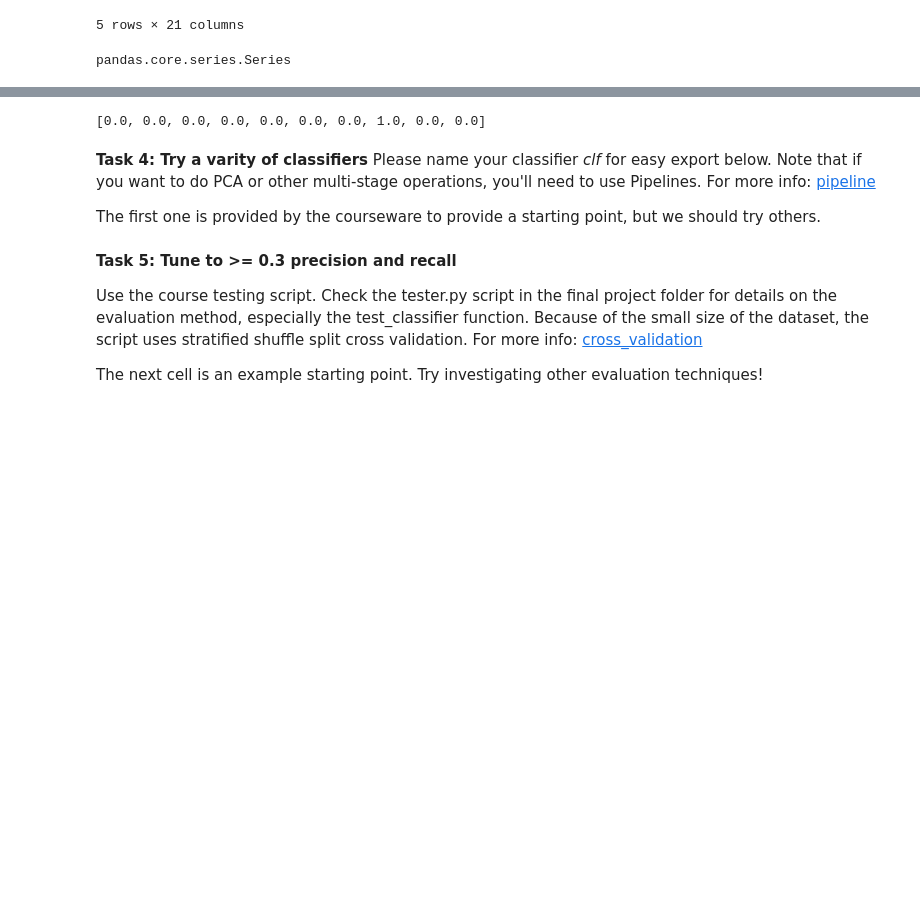
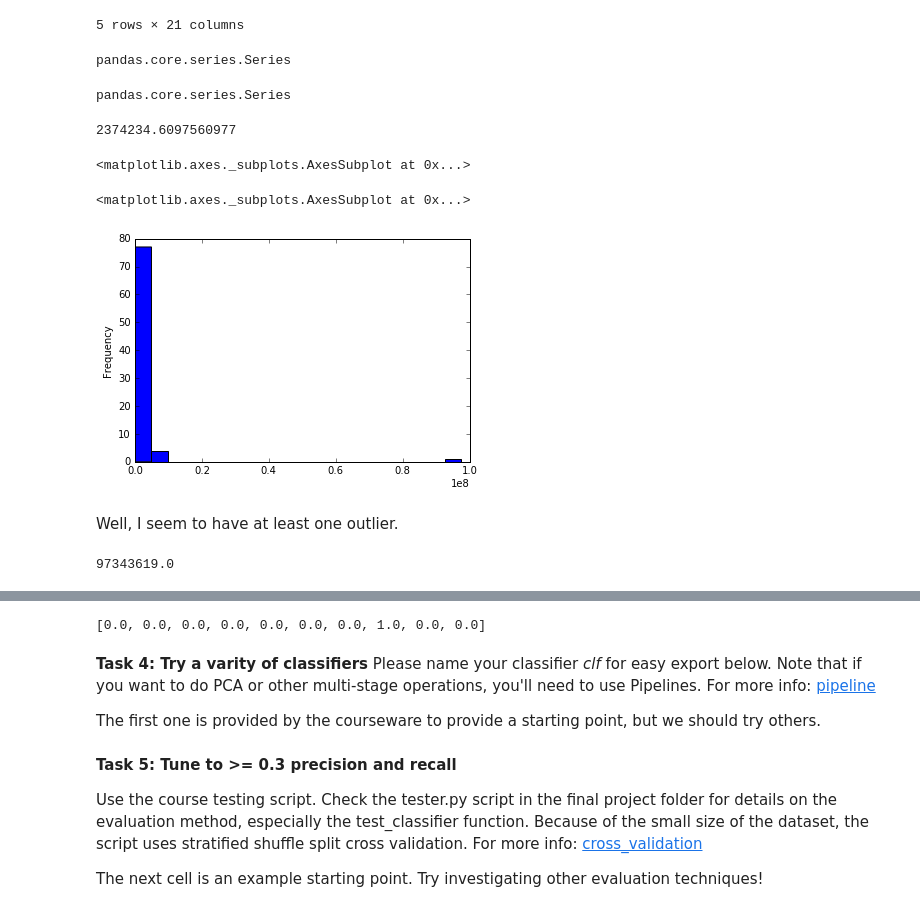
Before and after one commit to michaelreinhard/ud120-projects, a Jupyter notebook: final_project/final_project.ipynb, the cells around one changed output, grey strips where cells are left out. Cells and saved outputs as stored; diff of their text form; code cells hidden in the pictures; blank space fills up the shorter version.

```diff
--- a/final_project/final_project.ipynb
+++ b/final_project/final_project.ipynb
@@ -137,3 +137,29 @@ df.head()
 type(df['bonus'])
 # %% [output]
 pandas.core.series.Series
+# %%
+df['bonus'] = df['bonus'].astype(float)
+# %%
+type(df['bonus'])
+# %% [output]
+pandas.core.series.Series
+# %%
+df['bonus'].mean()
+# %% [output]
+2374234.6097560977
+# %%
+df['bonus'].plot(kind='hist')
+# %% [output]
+<matplotlib.axes._subplots.AxesSubplot at 0x...>
+# %%
+%matplotlib inline
+df['bonus'].plot(kind='hist', bins=20)
+# %% [output]
+<matplotlib.axes._subplots.AxesSubplot at 0x...>
+[figure, added]
+# %% [markdown]
+Well, I seem to have at least one outlier.
+# %%
+df['bonus'].max()
+# %% [output]
+97343619.0
```
Also changed, not shown: parts of 20 cells of this notebook.
